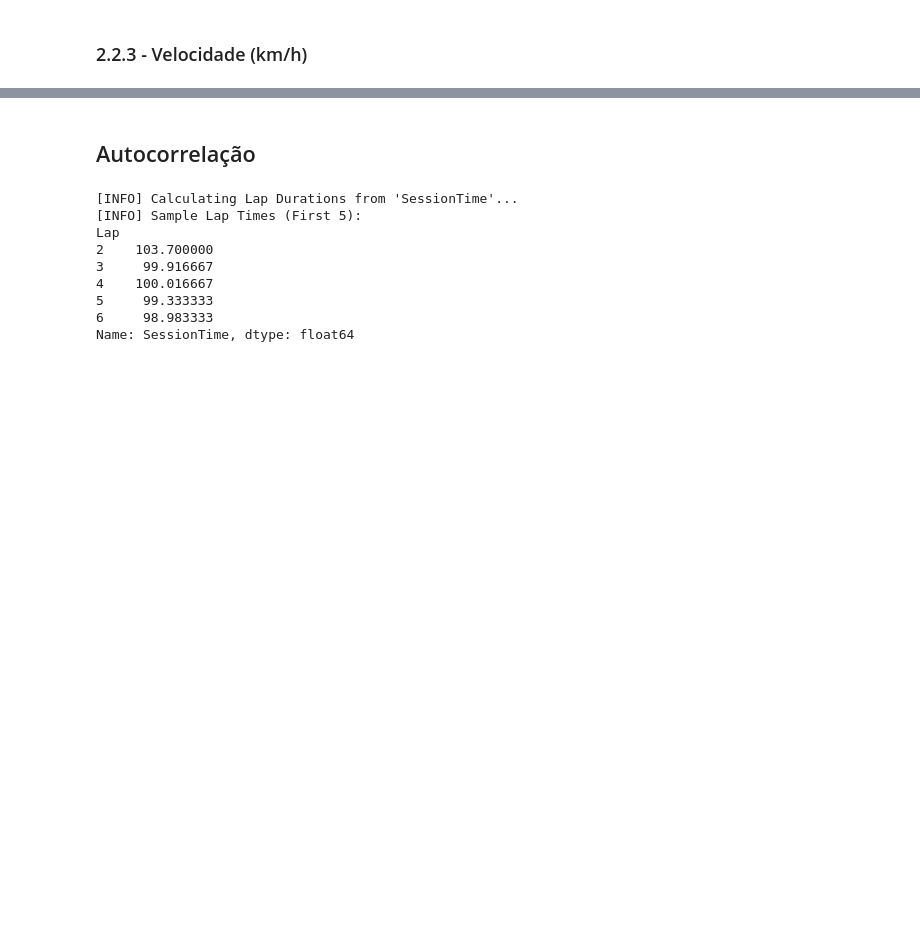
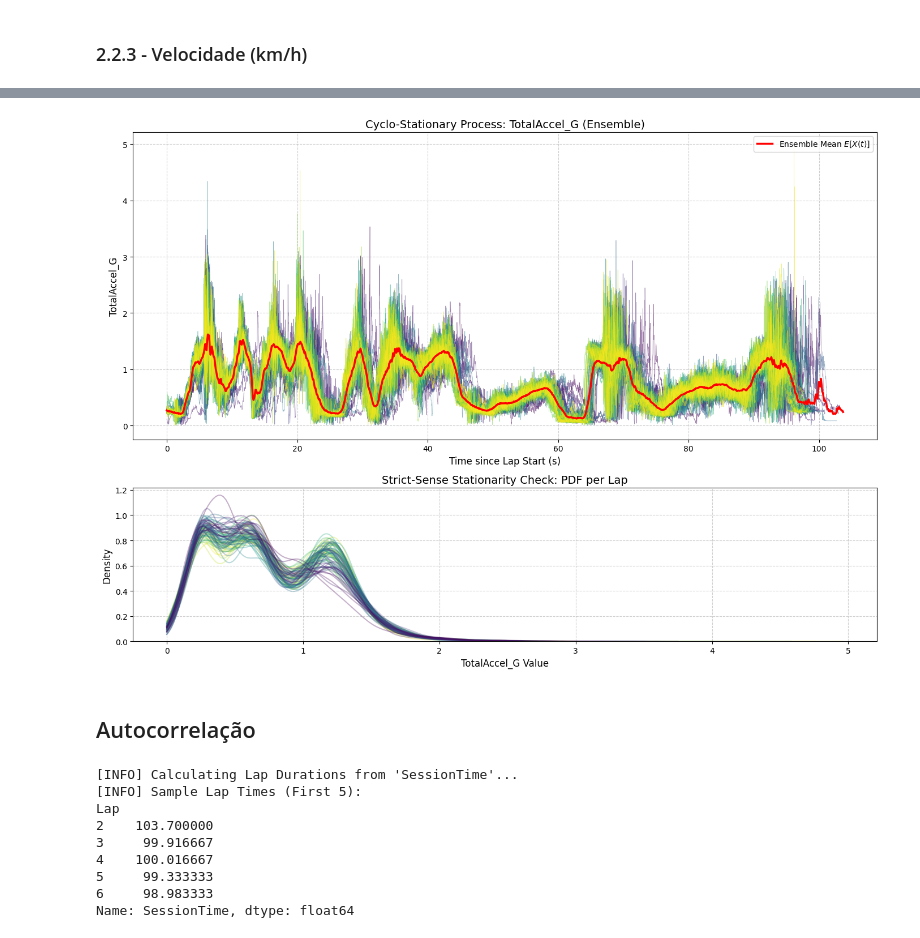
Before and after one commit to TomazFilgueira/PPGEEC2317---SISTEMAS-PROBABIL-STICOS, a Jupyter notebook: processos_estocasticos/simracing_processos_estocasticos.ipynb, the cells around one changed output, grey strips where cells are left out. Saved outputs shown, nothing was run; the diff lists cells and outputs as text; code cells hidden in the pictures; blank space fills up the shorter version.

```diff
--- a/processos_estocasticos/simracing_processos_estocasticos.ipynb
+++ b/processos_estocasticos/simracing_processos_estocasticos.ipynb
@@ -499,3 +613,8 @@ analyze_cyclostationarity(df_analysis, COL_VAR)
+# %%
+COL_VAR = 'TotalAccel_G'
+analyze_cyclostationarity(df_analysis, COL_VAR, clip_range=(0, max(df_selected[COL_VAR])))
+# %% [output]
+[figure, added]
 # %% [markdown]
 ## Autocorrelação
 # %%
```
Also changed, not shown: parts of 11 cells of this notebook.
